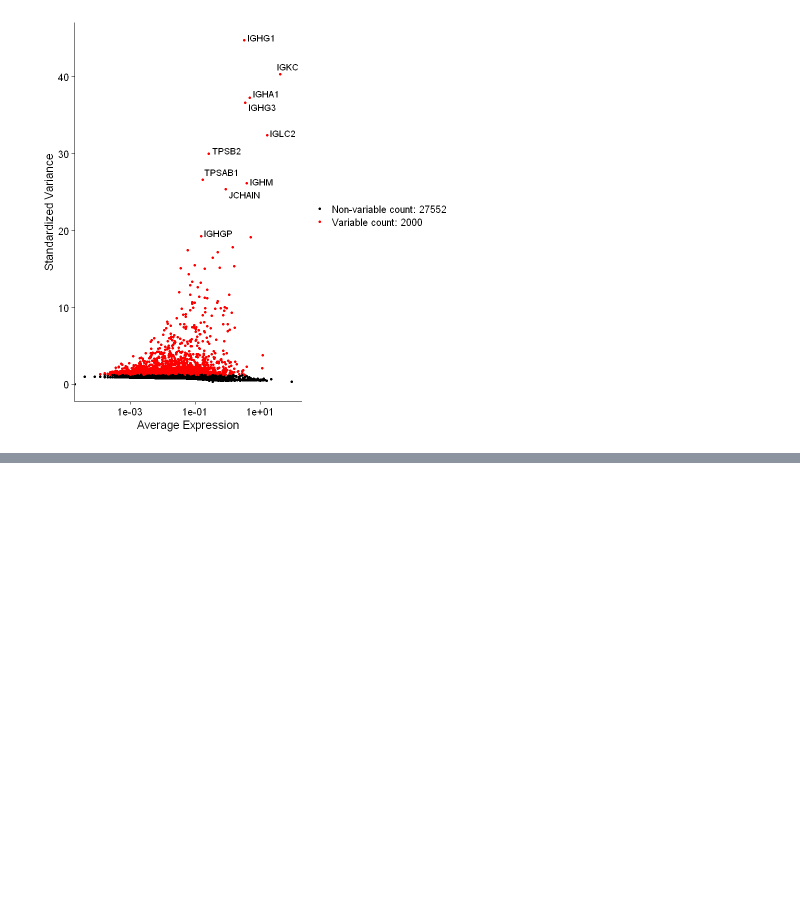
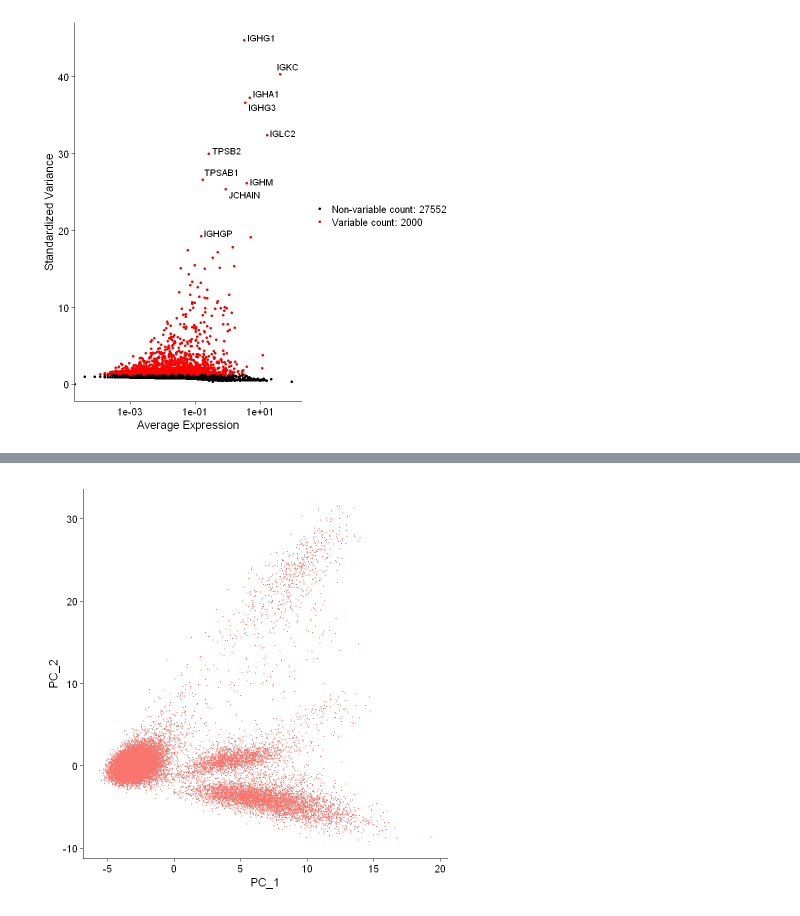
Before and after one commit to nidhi12k/scAnalysis, a Jupyter notebook: nsclc.ipynb, the cells around one changed output, grey strips where cells are left out. Saved outputs shown, nothing was run; the diff lists cells and outputs as text; code cells hidden in the pictures; blank space fills up the shorter version.

Commit message:
scaling and dim reduction

```diff
--- a/nsclc.ipynb
+++ b/nsclc.ipynb
@@ -177,0 +175,4 @@ Warning message:
+# %%
+all.genes <- rownames(nsclc.sobj)
+memory.limit(27000) #https://github.com/satijalab/seurat/issues/2997
+nsclc.sobj <- ScaleData(nsclc.sobj, features = all.genes)
@@ -177,0 +204,3 @@ Warning message:
+# %%
+nsclc.sobj <- RunPCA(nsclc.sobj, features = VariableFeatures(object = nsclc.sobj))
+print(nsclc.sobj[["pca"]], dims = 1:5, nfeatures = 5)
@@ -177,0 +240,4 @@ Warning message:
+# %%
+DimPlot(nsclc.sobj, reduction = "pca") + NoLegend()
+# %% [output]
+[figure, added]
```
Also changed, not shown: parts of 13 cells of this notebook.
